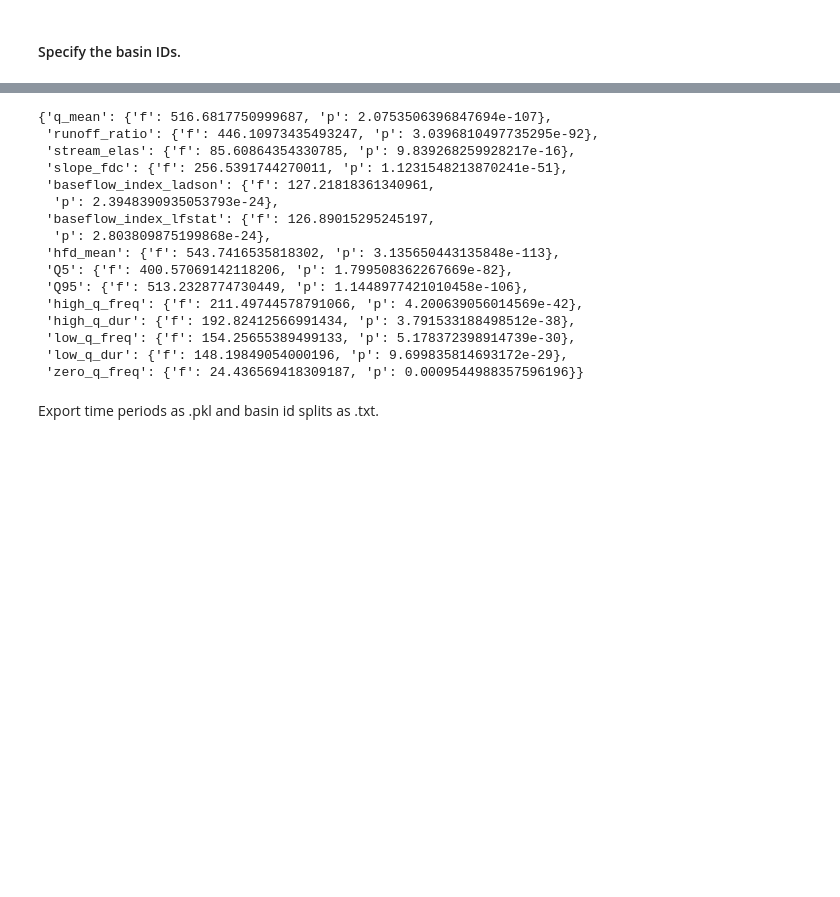
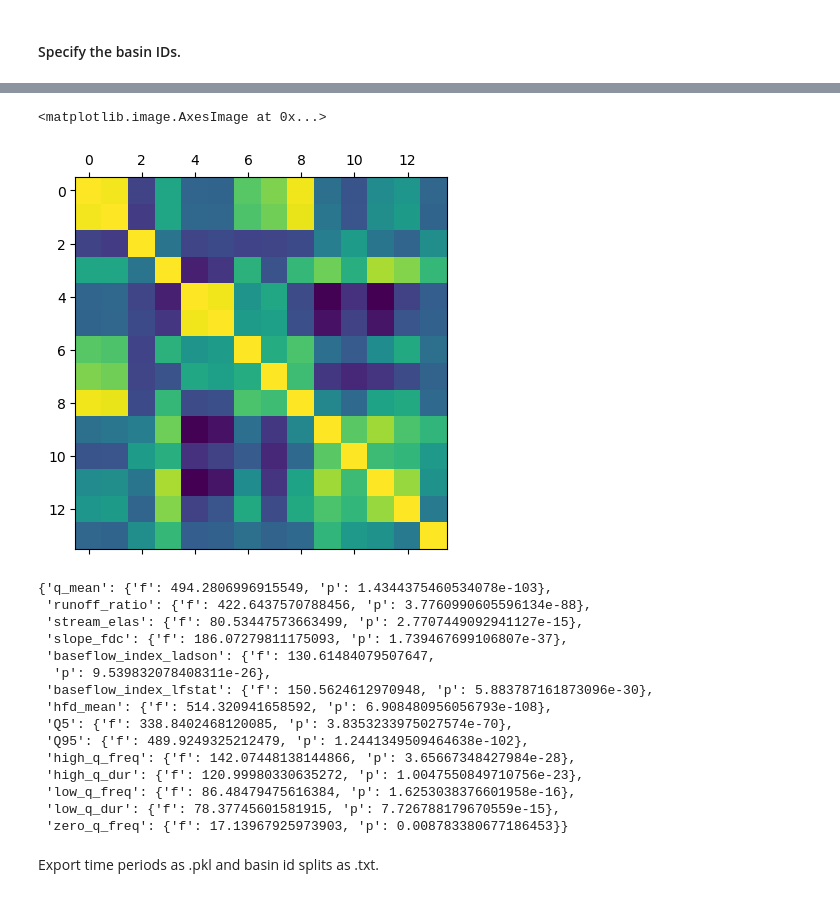
Before and after one commit to tripleUU-U/lamah-ce_lstm, a Jupyter notebook: eda/make_splits.ipynb, the cells around one changed output, grey strips where cells are left out. Saved outputs shown, nothing was run; the diff lists cells and outputs as text; code cells hidden in the pictures; blank space fills up the shorter version.

```diff
--- a/eda/make_splits.ipynb
+++ b/eda/make_splits.ipynb
@@ -226,3 +187,8 @@ plt.tight_layout()
+# %%
+plt.matshow(scaled_hy_id.corr())
+# %% [output]
+<matplotlib.image.AxesImage at 0x...>
+[figure, added]
 # %%
 #Check that the hy_id in each cluster are normally distributed.
 
@@ -247,7 +213,7 @@ kruskal_results = {}
 
 for hy_id in scaled_hy_id.columns:
 
-    groups = [scaled_hy_id.loc[kmeans_labels == c, hy_id] for c in kmeans_labels.unique()]
+    groups = [scaled_hy_id.loc[basin_attr_kmeans_labels == c, hy_id] for c in basin_attr_kmeans_labels.unique()]
 
     f_stat, p_val = stats.kruskal(*groups)
 
@@ -255,22 +221,21 @@ for hy_id in scaled_hy_id.columns:
 
 kruskal_results
 # %% [output]
-{'q_mean': {'f': 516.6817750999687, 'p': 2.0753506396847694e-107},
- 'runoff_ratio': {'f': 446.10973435493247, 'p': 3.0396810497735295e-92},
- 'stream_elas': {'f': 85.60864354330785, 'p': 9.839268259928217e-16},
- 'slope_fdc': {'f': 256.5391744270011, 'p': 1.1231548213870241e-51},
- 'baseflow_index_ladson': {'f': 127.21818361340961,
-  'p': 2.3948390935053793e-24},
- 'baseflow_index_lfstat': {'f': 126.89015295245197,
-  'p': 2.803809875199868e-24},
- 'hfd_mean': {'f': 543.7416535818302, 'p': 3.135650443135848e-113},
- 'Q5': {'f': 400.57069142118206, 'p': 1.799508362267669e-82},
- 'Q95': {'f': 513.2328774730449, 'p': 1.1448977421010458e-106},
- 'high_q_freq': {'f': 211.49744578791066, 'p': 4.200639056014569e-42},
- 'high_q_dur': {'f': 192.82412566991434, 'p': 3.791533188498512e-38},
- 'low_q_freq': {'f': 154.25655389499133, 'p': 5.178372398914739e-30},
- 'low_q_dur': {'f': 148.19849054000196, 'p': 9.699835814693172e-29},
- 'zero_q_freq': {'f': 24.436569418309187, 'p': 0.0009544988357596196}}
+{'q_mean': {'f': 494.2806996915549, 'p': 1.4344375460534078e-103},
+ 'runoff_ratio': {'f': 422.6437570788456, 'p': 3.7760990605596134e-88},
+ 'stream_elas': {'f': 80.53447573663499, 'p': 2.7707449092941127e-15},
+ 'slope_fdc': {'f': 186.07279811175093, 'p': 1.739467699106807e-37},
+ 'baseflow_index_ladson': {'f': 130.61484079507647,
+  'p': 9.539832078408311e-26},
+ 'baseflow_index_lfstat': {'f': 150.5624612970948, 'p': 5.883787161873096e-30},
+ 'hfd_mean': {'f': 514.320941658592, 'p': 6.908480956056793e-108},
+ 'Q5': {'f': 338.8402468120085, 'p': 3.8353233975027574e-70},
+ 'Q95': {'f': 489.9249325212479, 'p': 1.2441349509464638e-102},
+ 'high_q_freq': {'f': 142.07448138144866, 'p': 3.65667348427984e-28},
+ 'high_q_dur': {'f': 120.99980330635272, 'p': 1.0047550849710756e-23},
+ 'low_q_freq': {'f': 86.48479475616384, 'p': 1.6253038376601958e-16},
+ 'low_q_dur': {'f': 78.37745601581915, 'p': 7.726788179670559e-15},
+ 'zero_q_freq': {'f': 17.13967925973903, 'p': 0.008783380677186453}}
 # %% [markdown]
 Export time periods as .pkl and basin id splits as .txt.
 # %%
```
Also changed, not shown: parts of 7 cells of this notebook.
